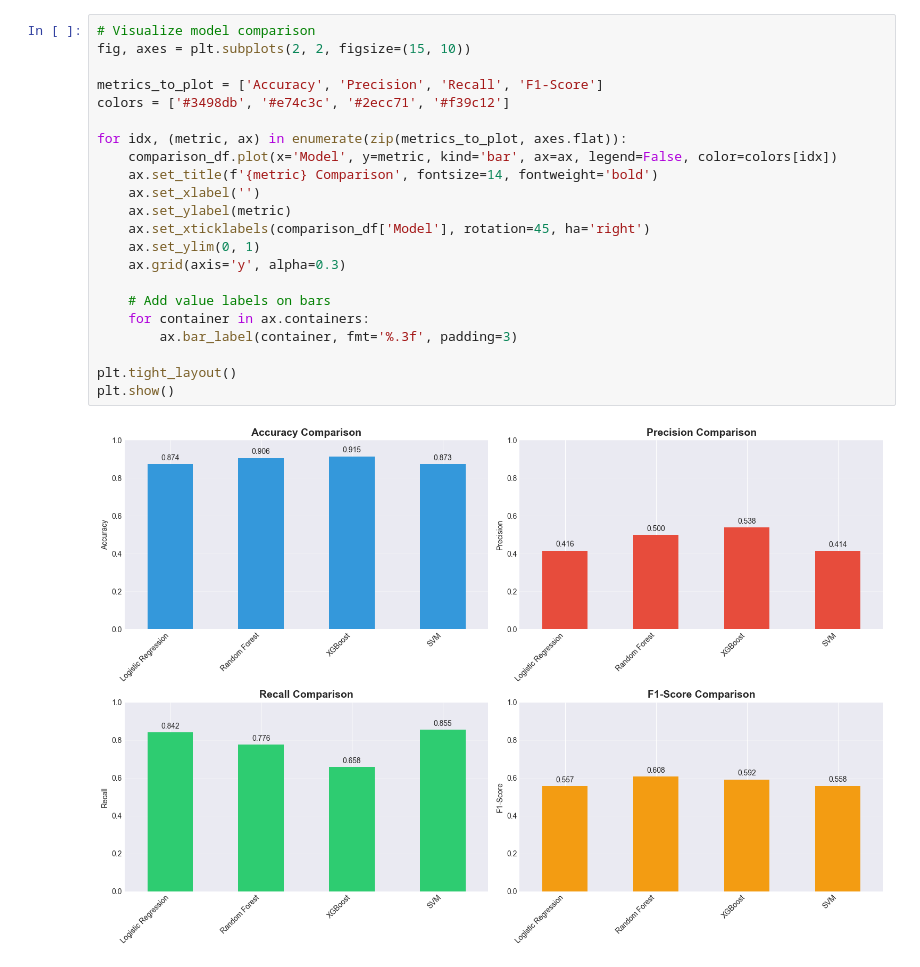
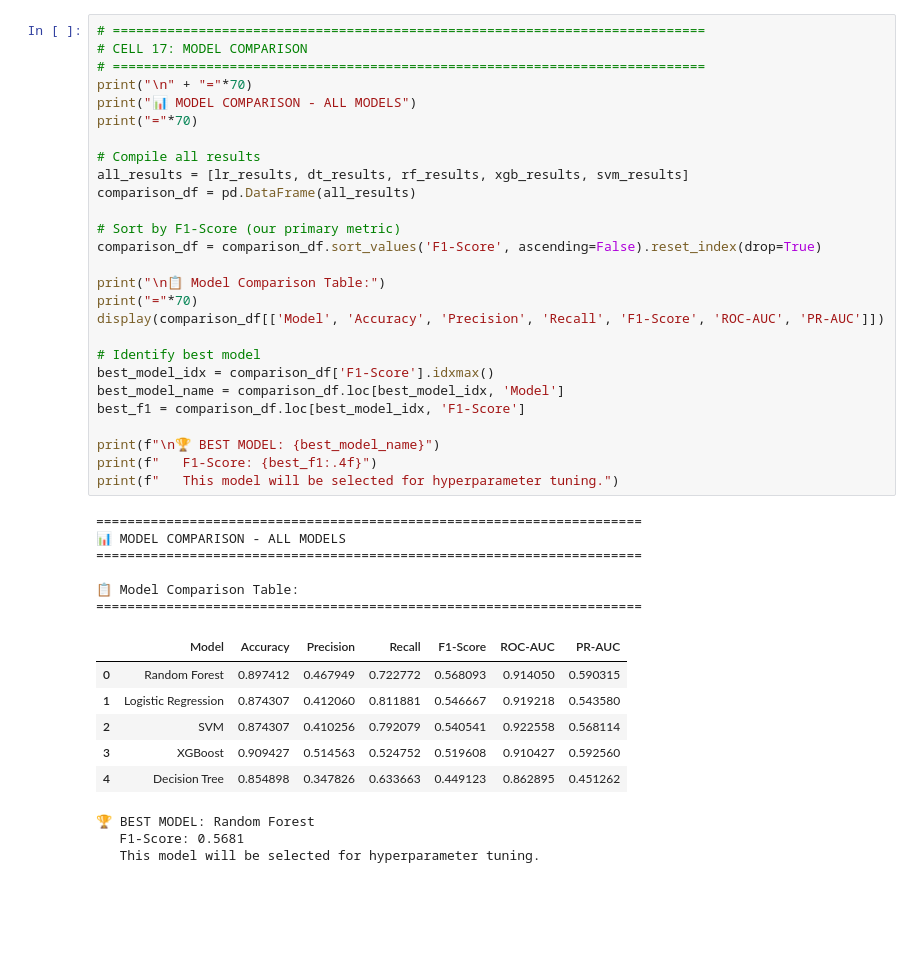
Before and after one commit to ahmedghazaly1/fraud_detection_project, a Jupyter notebook: NoteBooks/02_modeling.ipynb, the cells around one changed output. Cells and saved outputs as stored; diff of their text form; blank space fills up the shorter version.

```diff
--- a/NoteBooks/02_modeling.ipynb
+++ b/NoteBooks/02_modeling.ipynb
@@ -957,25 +1006,44 @@ print("   ✅ Better than accuracy for fraud detection")
 # %%
-# Visualize model comparison
-fig, axes = plt.subplots(2, 2, figsize=(15, 10))
+# ============================================================================
+# CELL 17: MODEL COMPARISON
+# ============================================================================
+print("\n" + "="*70)
+print("📊 MODEL COMPARISON - ALL MODELS")
+print("="*70)
 
-metrics_to_plot = ['Accuracy', 'Precision', 'Recall', 'F1-Score']
-colors = ['#3498db', '#e74c3c', '#2ecc71', '#f39c12']
+# Compile all results
+all_results = [lr_results, dt_results, rf_results, xgb_results, svm_results]
+comparison_df = pd.DataFrame(all_results)
 
-for idx, (metric, ax) in enumerate(zip(metrics_to_plot, axes.flat)):
-    comparison_df.plot(x='Model', y=metric, kind='bar', ax=ax, legend=False, color=colors[idx])
-    ax.set_title(f'{metric} Comparison', fontsize=14, fontweight='bold')
-    ax.set_xlabel('')
-    ax.set_ylabel(metric)
-    ax.set_xticklabels(comparison_df['Model'], rotation=45, ha='right')
-    ax.set_ylim(0, 1)
-    ax.grid(axis='y', alpha=0.3)
+# Sort by F1-Score (our primary metric)
+comparison_df = comparison_df.sort_values('F1-Score', ascending=False).reset_index(drop=True)
 
-    # Add value labels on bars
-    for container in ax.containers:
-        ax.bar_label(container, fmt='%.3f', padding=3)
+print("\n📋 Model Comparison Table:")
+print("="*70)
+display(comparison_df[['Model', 'Accuracy', 'Precision', 'Recall', 'F1-Score', 'ROC-AUC', 'PR-AUC']])
 
-plt.tight_layout()
-plt.show()
+# Identify best model
+best_model_idx = comparison_df['F1-Score'].idxmax()
+best_model_name = comparison_df.loc[best_model_idx, 'Model']
+best_f1 = comparison_df.loc[best_model_idx, 'F1-Score']
+
+print(f"\n🏆 BEST MODEL: {best_model_name}")
+print(f"   F1-Score: {best_f1:.4f}")
+print(f"   This model will be selected for hyperparameter tuning.")
 # %% [output]
-[figure, removed]
+======================================================================
+📊 MODEL COMPARISON - ALL MODELS
+======================================================================
+
+📋 Model Comparison Table:
+======================================================================
+|  | Model | Accuracy | Precision | Recall | F1-Score | ROC-AUC | PR-AUC |
+| 0 | Random Forest | 0.897412 | 0.467949 | 0.722772 | 0.568093 | 0.914050 | 0.590315 |
+| 1 | Logistic Regression | 0.874307 | 0.412060 | 0.811881 | 0.546667 | 0.919218 | 0.543580 |
+| 2 | SVM | 0.874307 | 0.410256 | 0.792079 | 0.540541 | 0.922558 | 0.568114 |
+| 3 | XGBoost | 0.909427 | 0.514563 | 0.524752 | 0.519608 | 0.910427 | 0.592560 |
+| 4 | Decision Tree | 0.854898 | 0.347826 | 0.633663 | 0.449123 | 0.862895 | 0.451262 |
+🏆 BEST MODEL: Random Forest
+   F1-Score: 0.5681
+   This model will be selected for hyperparameter tuning.
 # %%
```
Also changed, not shown: parts of 32 cells of this notebook, 11 other files.
